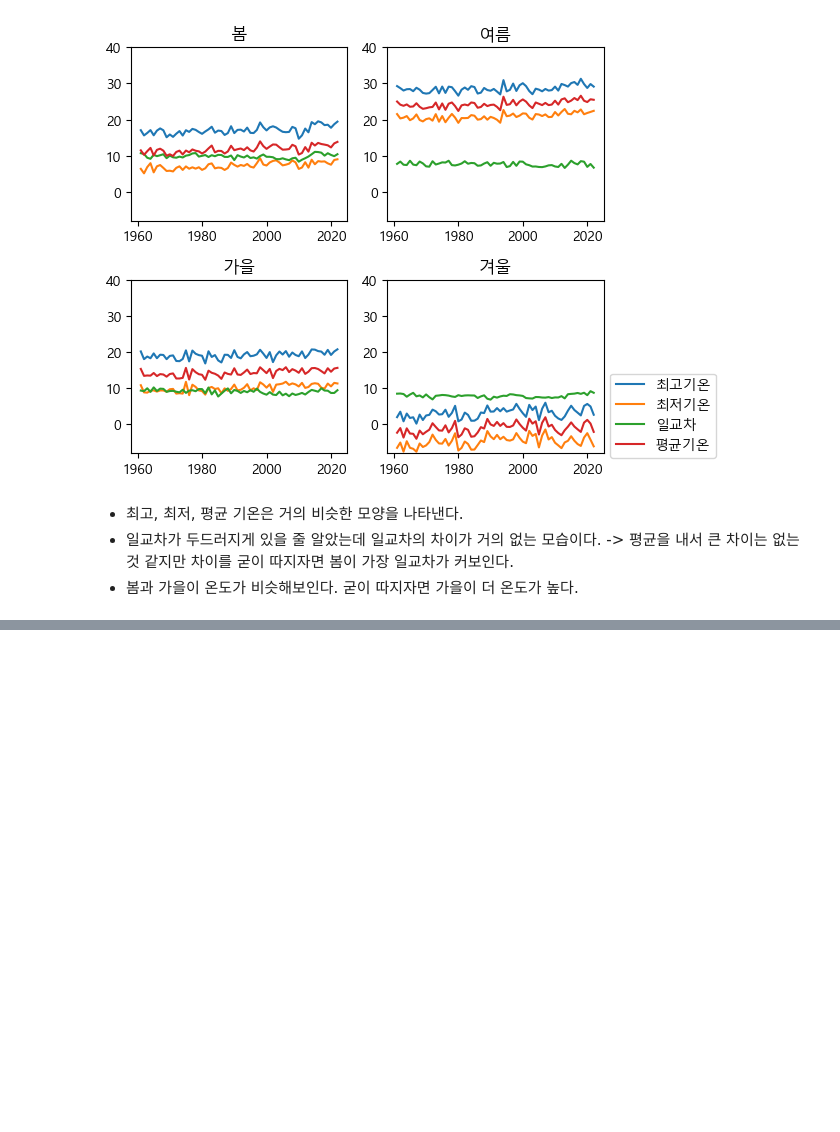
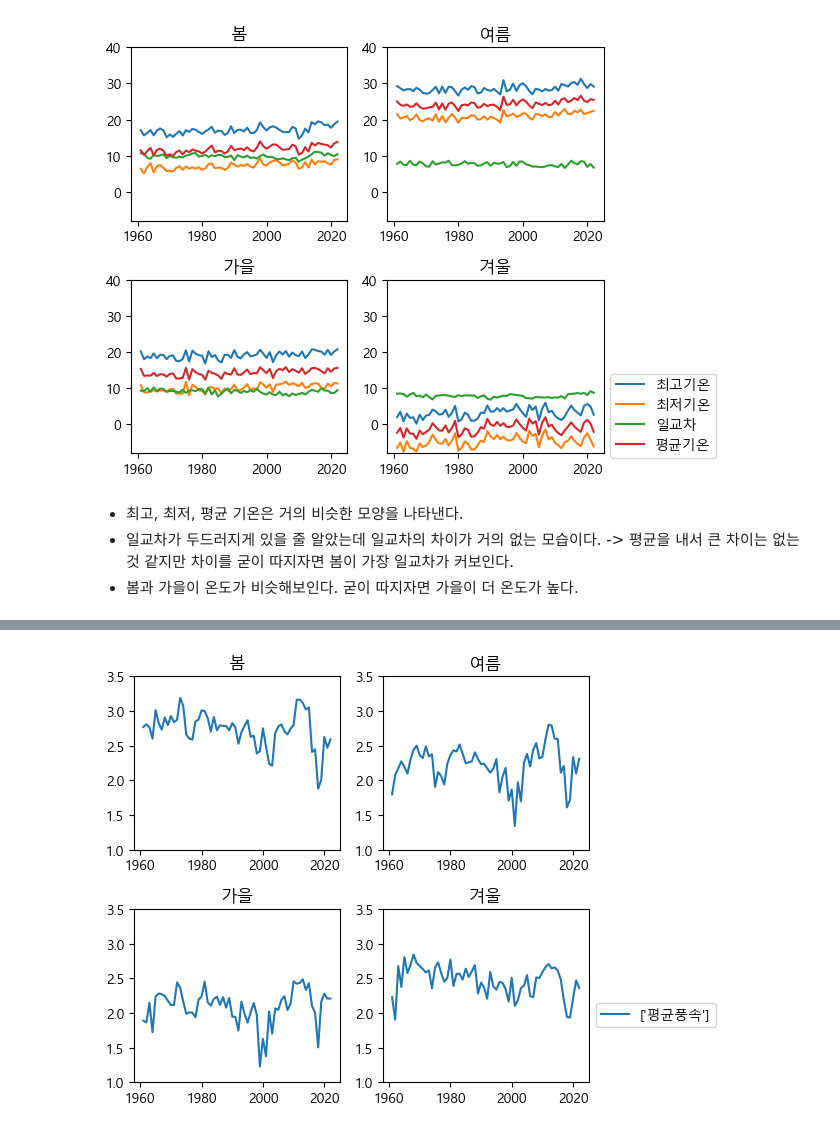
Before and after one commit to p-jiho/Temperatures_prediction, a Jupyter notebook: EDA.ipynb, the cells around one changed output, grey strips where cells are left out. Saved outputs shown, nothing was run; the diff lists cells and outputs as text; code cells hidden in the pictures; blank space fills up the shorter version.

```diff
--- a/EDA.ipynb
+++ b/EDA.ipynb
@@ -453,0 +501,28 @@ plt.show()
+# %%
+plt.title("계절별 연평균 평균풍속")
+
+plt.subplot(2, 2, 1)
+plt.plot(train[["연", "평균풍속"]][train.계절 == 1].groupby("연").mean(), label =["평균풍속"])
+plt.title("봄")
+plt.ylim(1, 3.5)
+
+plt.subplot(2, 2, 2)
+plt.plot(train[["연", "평균풍속"]][train.계절 == 2].groupby("연").mean(), label =["평균풍속"])
+plt.title("여름")
+plt.ylim(1, 3.5)
+
+plt.subplot(2, 2, 3)
+plt.plot(train[["연", "평균풍속"]][train.계절 == 3].groupby("연").mean(), label =["평균풍속"])
+plt.title("가을")
+plt.ylim(1, 3.5)
+
+plt.subplot(2, 2, 4)
+plt.plot(train[["연", "평균풍속"]][train.계절 == 0].groupby("연").mean(), label =["평균풍속"])
+plt.legend(bbox_to_anchor=(1, 0.5))
+plt.title("겨울")
+plt.ylim(1, 3.5)
+
+plt.tight_layout()
+plt.show()
+# %% [output]
+[figure, added]
```
Also changed, not shown: parts of 18 cells of this notebook.
